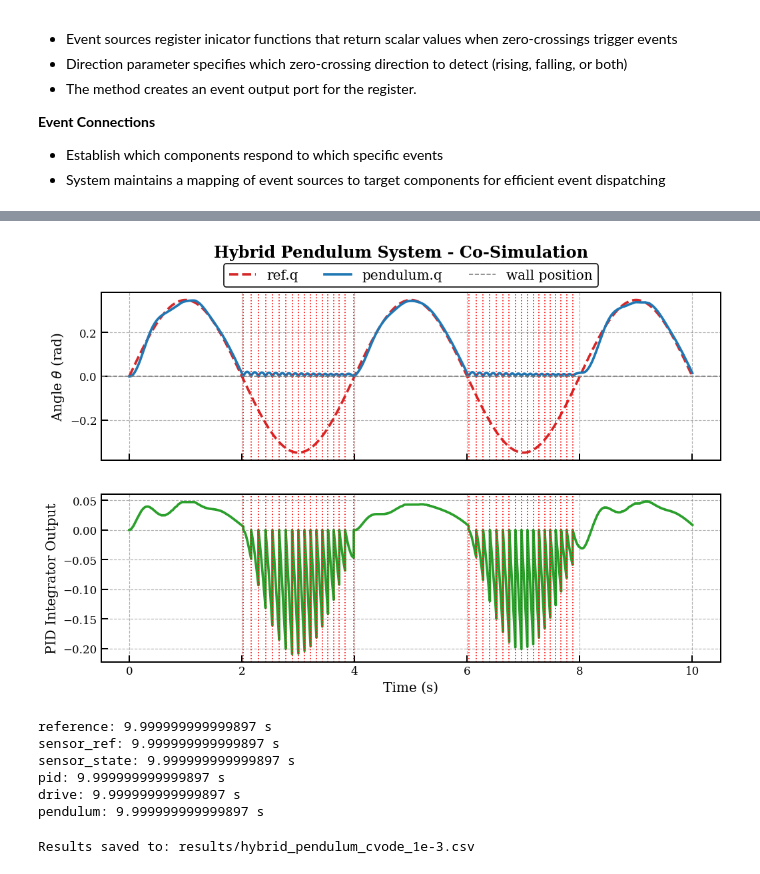
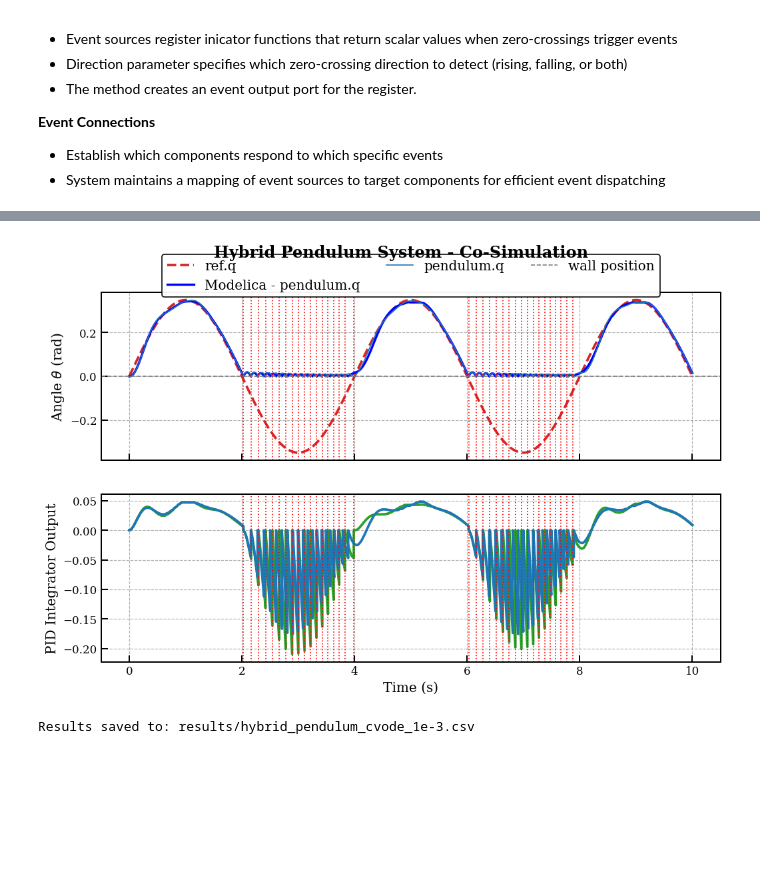
Before and after one commit to FlorianFrech/SystemSimulation, a Jupyter notebook: demos/ControlledPendulum/MyModels/Hybrid/test_6_hybrid_pendulum.ipynb, the cells around one changed output, grey strips where cells are left out. Drawn from its saved outputs; the diff is of its cells as text; code cells hidden in the pictures; blank space fills up the shorter version.

```diff
--- a/demos/ControlledPendulum/MyModels/Hybrid/test_6_hybrid_pendulum.ipynb
+++ b/demos/ControlledPendulum/MyModels/Hybrid/test_6_hybrid_pendulum.ipynb
@@ -0,0 +13,18 @@
+# %%
+root = Path.cwd().parent
+pkg_path = root / 'Modelica/ControlledPendulum/package.mo'
+model_name = 'ControlledPendulum.Demo_DrivenWithWallDiscrete'
+
+model = ModelicaSystem(str(pkg_path), model_name)
+
+solution_names = ('time', 'pid.I_out', 'reference.q_ref', 'pendulum.q', 'pendulum.contact')
+
+startTime = 0.0
+stopTime  = 10.0
+stepSize  = 0.001
+
+model.setParameters(f'useReset=true')
+model.buildModel()
+model.setSimulationOptions([f'startTime={startTime}', f'stopTime={stopTime}', f'stepSize={stepSize}'])
+model.simulate()
+res = {name: model.getSolutions(name).flatten() for name in solution_names}
@@ -368,39 +391,31 @@ event_times = [et.t for et in event_times]
 # %%
 fig, axs = plt.subplots(ncols=1, nrows=2, sharex=True)
 fig.set_size_inches(10,6)
 fig.suptitle(f'Hybrid Pendulum System - Co-Simulation', fontweight='bold')
 
 line1, = axs[0].plot(t_ref, q_ref, label='ref.q', color='tab:red', linestyle='--')
-line2, = axs[0].plot(t_pendulum, q_pendulum, label='pendulum.q', color='tab:blue')
+line2m, = axs[0].plot(res['time'], res['pendulum.q'], label='Modelica - pendulum.q', color='blue', linewidth=2)
+line2, = axs[0].plot(t_pendulum, q_pendulum, label='pendulum.q', color='tab:blue', linewidth=1)
 line3 = axs[0].axhline(0, label='wall position', color='gray', linestyle='--', linewidth=1)
 axs[0].set_ylabel(r'Angle $\theta$ (rad)')
 axs[0].grid()
 
 line4, = axs[1].plot(t_pid, i_out, label='pid.I_out', color='tab:green')
+line4m, = axs[1].plot(res['time'], res['pid.I_out'])
 axs[1].set_ylabel('PID Integrator Output')
 axs[1].set_xlabel('Time (s)')
 axs[1].grid()
 
 for t_event in event_times:
     axs[0].axvline(t_event, color='red', linestyle=':', linewidth=1)
     axs[1].axvline(t_event, color='red', linestyle=':', linewidth=1)
 
-axs[0].legend(loc='center', bbox_to_anchor=(0.5,1.1), ncol=3)
+#axs[0].legend(loc='center', bbox_to_anchor=(0.5,1.1), ncol=3)
 
 #plt.savefig('../figures/Hybrid/test_6_both_cvode.svg')
 plt.show()
 # %% [output]
-[figure, old version]
+[figure, new version]
-# %%
-for component in hybrid_system.components.values():
-    print(f"{component.name}: {component.t} s")
-# %% [output]
-reference: 9.999999999999897 s
-sensor_ref: 9.999999999999897 s
-sensor_state: 9.999999999999897 s
-pid: 9.999999999999897 s
-drive: 9.999999999999897 s
-pendulum: 9.999999999999897 s
 # %%
 res_file_path = Path("results/hybrid_pendulum_cvode_1e-3.csv")
 hybrid_system.history.save_csv(res_file_path)
```
Also changed, not shown: parts of 8 cells of this notebook, 32 other files.
